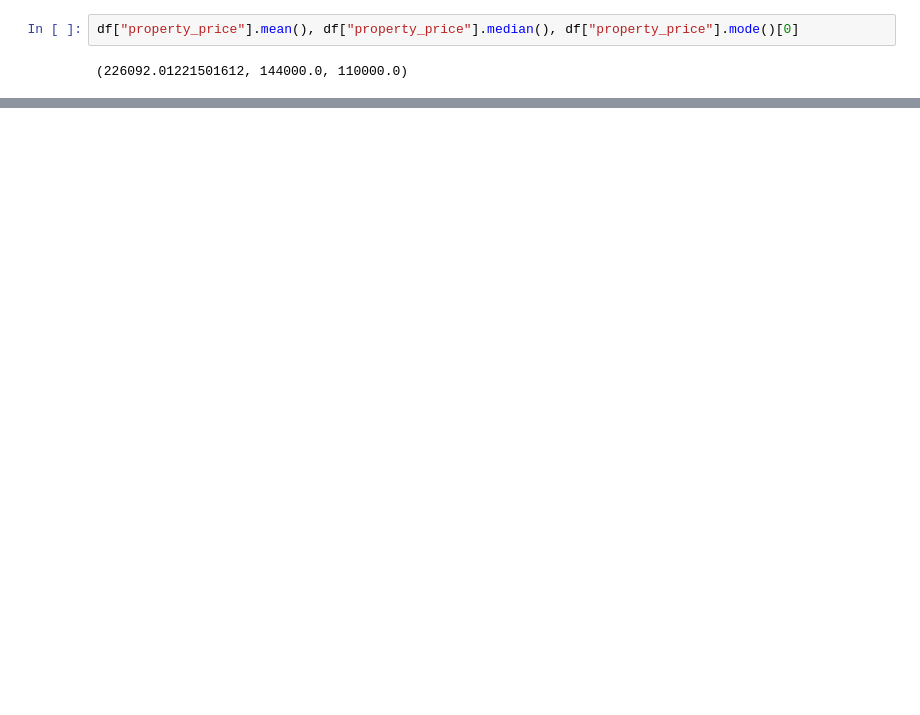
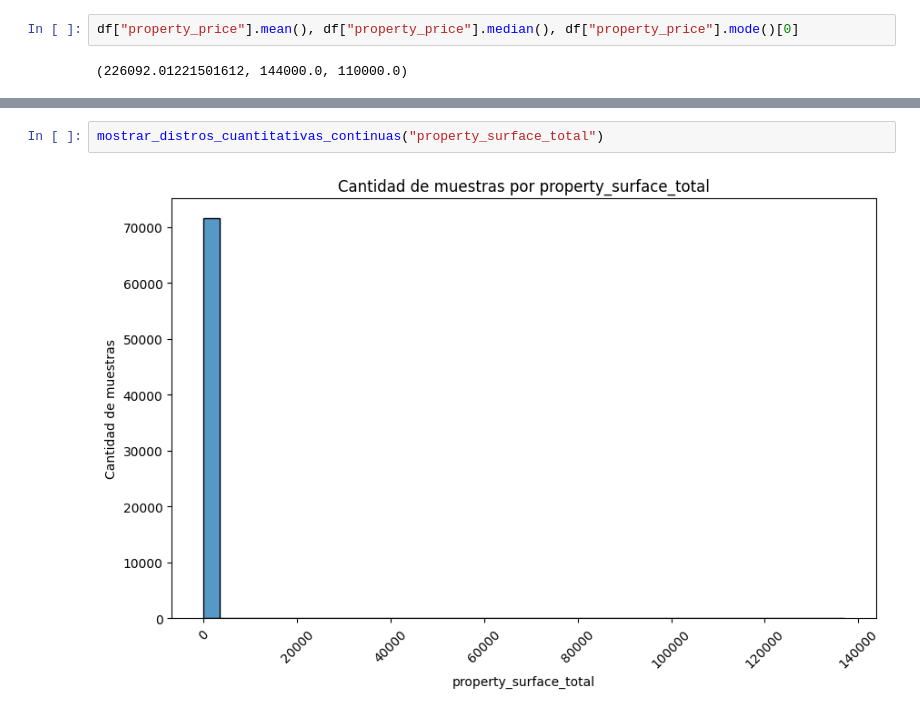
Before and after one commit to Taielmolina01/7506R-1C2024-GRUPO01, a Jupyter notebook: TP1/7506R_TP1_GRUPO01_ENTREGA.ipynb, the cells around one changed output, grey strips where cells are left out. Saved outputs shown, nothing was run; the diff lists cells and outputs as text; blank space fills up the shorter version.

```diff
--- a/TP1/7506R_TP1_GRUPO01_ENTREGA.ipynb
+++ b/TP1/7506R_TP1_GRUPO01_ENTREGA.ipynb
@@ -534,0 +567,4 @@ df.shape
+# %%
+mostrar_distros_cuantitativas_continuas("property_surface_total")
+# %% [output]
+[figure, added]
```
Also changed, not shown: parts of 256 cells of this notebook.
